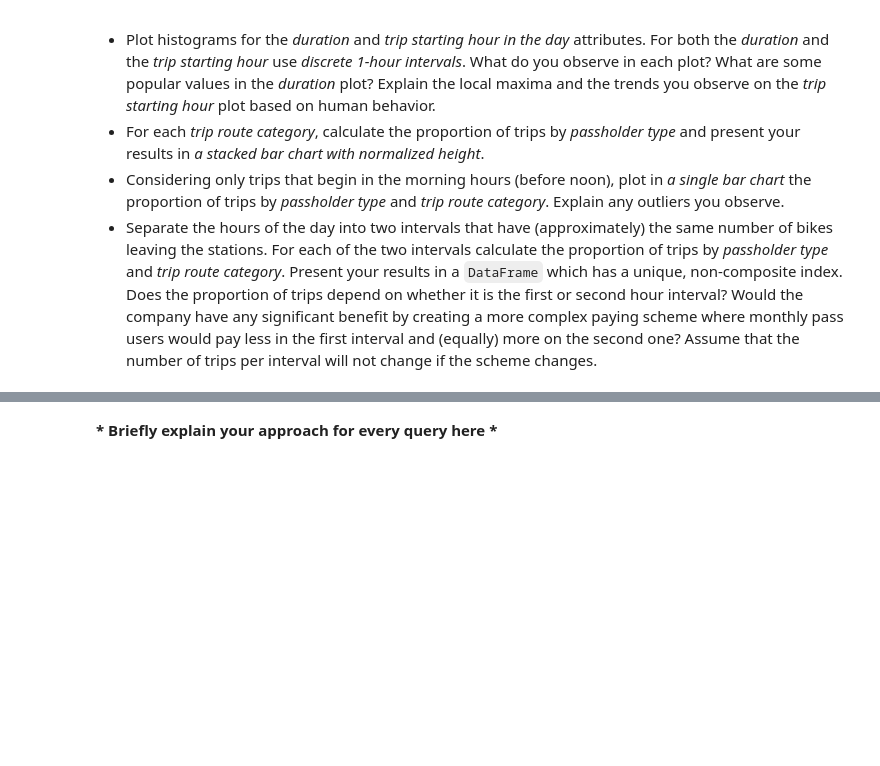
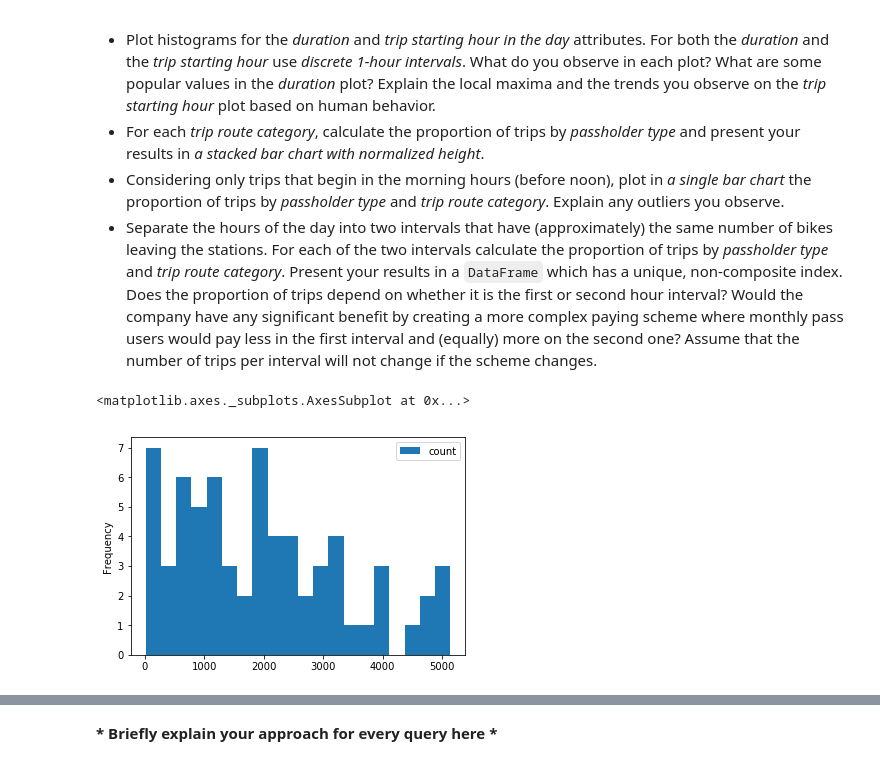
Before and after one commit to Sytta/ADA2018-Homework-CANada, a Jupyter notebook: 01 - Pandas and Data Wrangling/Exercise 1_Judy.ipynb, the cells around one changed output, grey strips where cells are left out. Saved outputs shown, nothing was run; the diff lists cells and outputs as text; code cells hidden in the pictures; blank space fills up the shorter version.

```diff
--- a/01 - Pandas and Data Wrangling/Exercise 1_Judy.ipynb
+++ b/01 - Pandas and Data Wrangling/Exercise 1_Judy.ipynb
@@ -162,3 +192,5 @@ Load the json file into a `DataFrame`.
 BIKES_DATA_FOLDER = DATA_FOLDER + '/bikes'
 # %%
 # Write your code here
+bikes = pd.read_json(BIKES_DATA_FOLDER + "/metro-bike-share-trip-data.json.zip")
+bikes
@@ -169,0 +257,3 @@ Describe the type and the value range of each attribute. Indicate and transform
+# %%
+bikes['Passholder Type'] = bikes['Passholder Type'].astype('category')
+bikes['Trip Route Category'] = bikes['Trip Route Category'].astype('category')
@@ -182,0 +344,11 @@ Answer the following queries using the functionality of `Pandas`.
+# %%
+# Write your code here
+#Q1
+import matplotlib.pyplot as plt
+#bikes['Starting Station ID'].plot(kind = 'hist', bins=20)
+starting_station_count = bikes.groupby(['Starting Station ID']).size().reset_index(name='count')
+starting_station_count.plot(x='Starting Station ID', kind='hist', bins=20)
+#bikes[bikes["Starting Station ID"] > 4000]
+# %% [output]
+<matplotlib.axes._subplots.AxesSubplot at 0x...>
+[figure, added]
```
Also changed, not shown: parts of 25 cells of this notebook.
